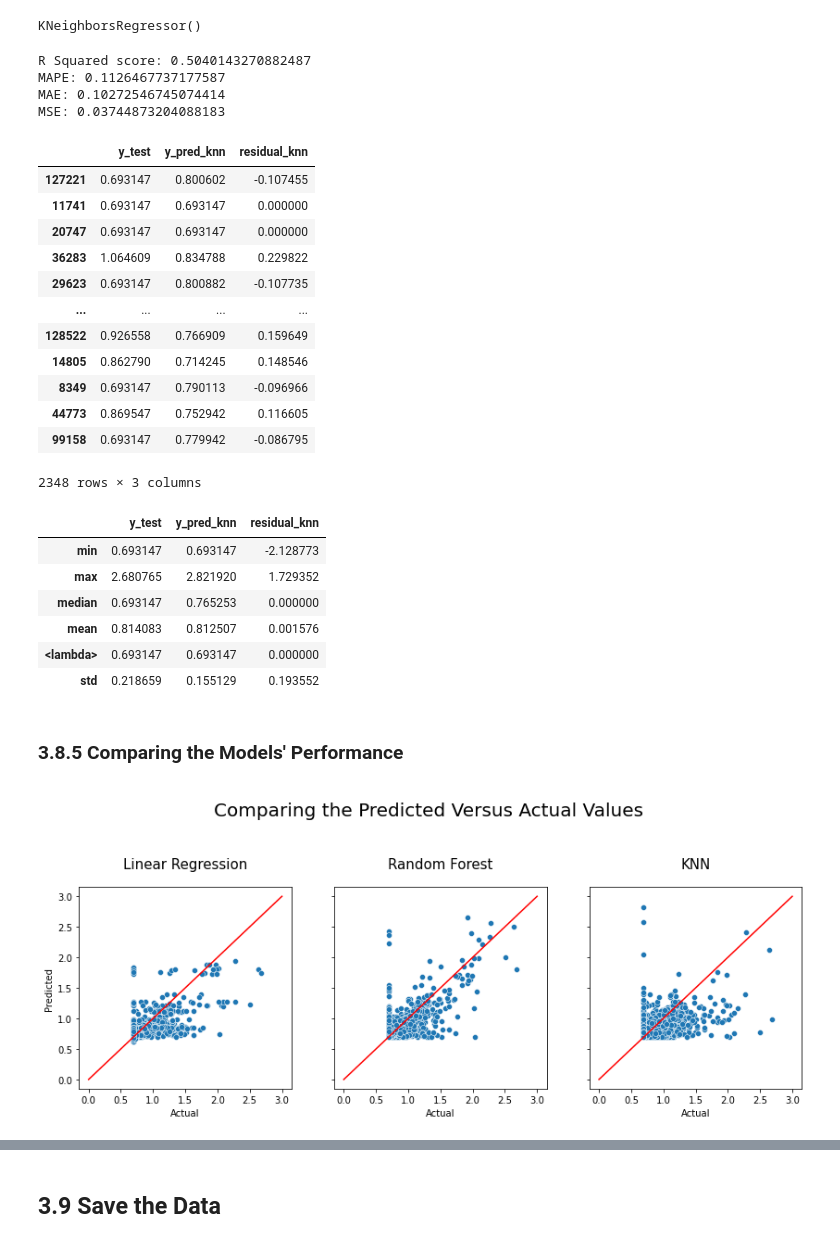
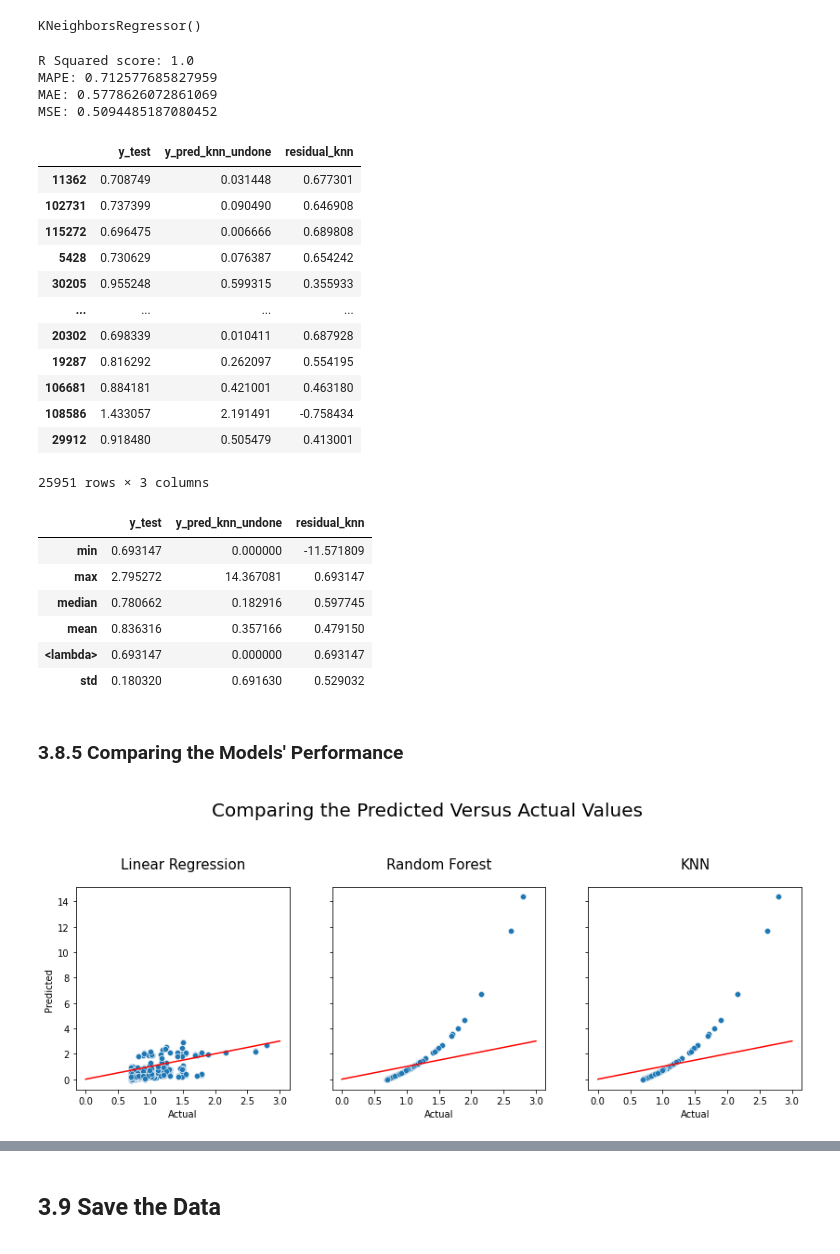
Before and after one commit to tamarahorne/Springboard, a Jupyter notebook: Capstone Project 2/notebooks/04_Preprocessing_and_Training.ipynb, the cells around one changed output, grey strips where cells are left out. Drawn from its saved outputs; the diff is of its cells as text; code cells hidden in the pictures.

```diff
--- a/Capstone Project 2/notebooks/04_Preprocessing_and_Training.ipynb
+++ b/Capstone Project 2/notebooks/04_Preprocessing_and_Training.ipynb
@@ -745,8 +633,8 @@ Name: Cumulative Safety per 100K VRM, dtype: float64
 # %%
 #Defining X and y from National_data
 
-X_National = National_annual.drop(['Cumulative Safety per 100K VRM'], axis = 1)
-y_National = National_annual['Cumulative Safety per 100K VRM']
+X_National = National_location.drop(['Safety Ratio Mean'], axis = 1)
+y_National = National_location['Safety Ratio Mean']
 # %%
 # Train/Test split
 
@@ -764,6 +651,8 @@ Model_lr.fit(X_train, y_train)
 LinearRegression()
 # %%
 y_pred_lr = Model_lr.predict(X_test)
+# %%
+y_pred_lr_undone = [np.exp(z) - 2 for z in y_pred_lr]
 # %%
 #Evaluation
 
@@ -838,6 +726,8 @@ Model_rf.fit(X_train, y_train)
 RandomForestRegressor()
 # %%
 y_pred_rf = Model_rf.predict(X_test)
+# %%
+y_pred_rf_undone = [np.exp(z) - 2 for z in y_pred_rf]
 # %%
 #Evaluation
 
@@ -909,31 +798,33 @@ Model_knn.fit(X_train, y_train)
 KNeighborsRegressor()
 # %%
 y_pred_knn = Model_knn.predict(X_test)
+# %%
+y_pred_knn_undone = [np.exp(z) - 2 for z in y_pred_knn]
 # %%
 #Evaluation
 
 R2_score_knn = Model_knn.score(X_train, y_train)
 print("R Squared score:", R2_score_knn)
 
-MAPE_knn = mean_absolute_percentage_error(y_test, y_pred_knn)
+MAPE_knn = mean_absolute_percentage_error(y_test, y_pred_knn_undone)
 print("MAPE:", MAPE_knn)
 
-MAE_knn = mean_absolute_error(y_test, y_pred_knn)
+MAE_knn = mean_absolute_error(y_test, y_pred_knn_undone)
 #MAE_knn_values = mean_absolute_error(y_test, y_pred_knn, multioutput='raw_values')
 print("MAE:", MAE_knn)
 
-MSE_knn = mean_squared_error(y_test, y_pred_knn)
+MSE_knn = mean_squared_error(y_test, y_pred_knn_undone)
 print("MSE:", MSE_knn)
 # %% [output]
-R Squared score: 0.5040143270882487
-MAPE: 0.1126467737177587
-MAE: 0.10272546745074414
-MSE: 0.03744873204088183
+R Squared score: 1.0
+MAPE: 0.712577685827959
+MAE: 0.5778626072861069
+MSE: 0.5094485187080452
 # %%
-diff_knn = (y_test - y_pred_knn)
+diff_knn = (y_test - y_pred_knn_undone)
 
 y_test_series = pd.Series(y_test, name='y_test')
-y_pred_knn_series = pd.Series(y_pred_knn, name='y_pred_knn')
+y_pred_knn_series = pd.Series(y_pred_knn_undone, name='y_pred_knn_undone')
 diff_knn_series = pd.Series(diff_knn, name='residual_knn')
 
 y_pred_knn_series.index = y_test_series.index
@@ -941,63 +832,63 @@ y_pred_knn_series.index = y_test_series.index
 data_knn=pd.concat([y_test_series, y_pred_knn_series, diff_knn_series], axis=1)
 data_knn
 # %% [output]
-|  | y_test | y_pred_knn | residual_knn |
-| 127221 | 0.693147 | 0.800602 | -0.107455 |
-| 11741 | 0.693147 | 0.693147 | 0.000000 |
-| 20747 | 0.693147 | 0.693147 | 0.000000 |
-| 36283 | 1.064609 | 0.834788 | 0.229822 |
-| 29623 | 0.693147 | 0.800882 | -0.107735 |
+|  | y_test | y_pred_knn_undone | residual_knn |
+| 11362 | 0.708749 | 0.031448 | 0.677301 |
+| 102731 | 0.737399 | 0.090490 | 0.646908 |
+| 115272 | 0.696475 | 0.006666 | 0.689808 |
+| 5428 | 0.730629 | 0.076387 | 0.654242 |
+| 30205 | 0.955248 | 0.599315 | 0.355933 |
 | ... | ... | ... | ... |
-| 128522 | 0.926558 | 0.766909 | 0.159649 |
-| 14805 | 0.862790 | 0.714245 | 0.148546 |
-| 8349 | 0.693147 | 0.790113 | -0.096966 |
-| 44773 | 0.869547 | 0.752942 | 0.116605 |
-| 99158 | 0.693147 | 0.779942 | -0.086795 |
+| 20302 | 0.698339 | 0.010411 | 0.687928 |
+| 19287 | 0.816292 | 0.262097 | 0.554195 |
+| 106681 | 0.884181 | 0.421001 | 0.463180 |
+| 108586 | 1.433057 | 2.191491 | -0.758434 |
+| 29912 | 0.918480 | 0.505479 | 0.413001 |
-2348 rows × 3 columns
+25951 rows × 3 columns
 # %%
 mode = lambda x: pd.Series.mode(x)[0]
 data_agg_knn = data_knn.agg({
         "y_test": ["min", "max", "median", "mean", mode, "std"],
-        "y_pred_knn": ["min", "max", "median", "mean", mode, "std"],
+        "y_pred_knn_undone": ["min", "max", "median", "mean", mode, "std"],
         "residual_knn": ["min", "max", "median", "mean", mode, "std"],})
 data_agg_knn
 # %% [output]
-|  | y_test | y_pred_knn | residual_knn |
-| min | 0.693147 | 0.693147 | -2.128773 |
-| max | 2.680765 | 2.821920 | 1.729352 |
-| median | 0.693147 | 0.765253 | 0.000000 |
-| mean | 0.814083 | 0.812507 | 0.001576 |
-| <lambda> | 0.693147 | 0.693147 | 0.000000 |
-| std | 0.218659 | 0.155129 | 0.193552 |
+|  | y_test | y_pred_knn_undone | residual_knn |
+| min | 0.693147 | 0.000000 | -11.571809 |
+| max | 2.795272 | 14.367081 | 0.693147 |
+| median | 0.780662 | 0.182916 | 0.597745 |
+| mean | 0.836316 | 0.357166 | 0.479150 |
+| <lambda> | 0.693147 | 0.000000 | 0.693147 |
+| std | 0.180320 | 0.691630 | 0.529032 |
 # %% [markdown]
 ### 3.8.5 Comparing the Models' Performance
 <a id='3.8.5_Comparing_the_Models_Performance'></a>
 # %%
 #Comparing the Predicted Versus Actual Values
 
 fig, ax =plt.subplots(1,3,figsize=(14,4), sharey=True, sharex=True)
 fig.suptitle("Comparing the Predicted Versus Actual Values", fontsize=20, y=1.2)
 
 
-sns.scatterplot(x=y_test, y=y_pred_lr, ax=ax[0])
+sns.scatterplot(x=y_test, y=y_pred_lr_undone, ax=ax[0])
 ax[0].set_title("Linear Regression", fontsize=15, pad=20)
 ax[0].set_xlabel("Actual")
 ax[0].set_ylabel("Predicted")
 ax[0].plot([x for x in range (0,4)],[x for x in range (0,4)], color='red')
 
-sns.scatterplot(x=y_test, y=y_pred_rf, ax=ax[1])
+sns.scatterplot(x=y_test, y=y_pred_rf_undone, ax=ax[1])
 ax[1].set_title("Random Forest", fontsize=15, pad=20)
 ax[1].set_xlabel("Actual")
 ax[1].set_ylabel("Predicted")
 ax[1].plot([x for x in range (0,4)],[x for x in range (0,4)], color='red')
 
-sns.scatterplot(x=y_test, y=y_pred_knn, ax=ax[2])
+sns.scatterplot(x=y_test, y=y_pred_knn_undone, ax=ax[2])
 ax[2].set_title("KNN", fontsize=15, pad=20)
 ax[2].set_xlabel("Actual")
 ax[2].set_ylabel("Predicted")
 ax[2].plot([x for x in range (0,4)],[x for x in range (0,4)], color='red');
 # %% [output]
-[figure, old version]
+[figure, new version]
 # %%
 #Comparing the Residuals
 
```
Also changed, not shown: parts of 86 cells of this notebook.
